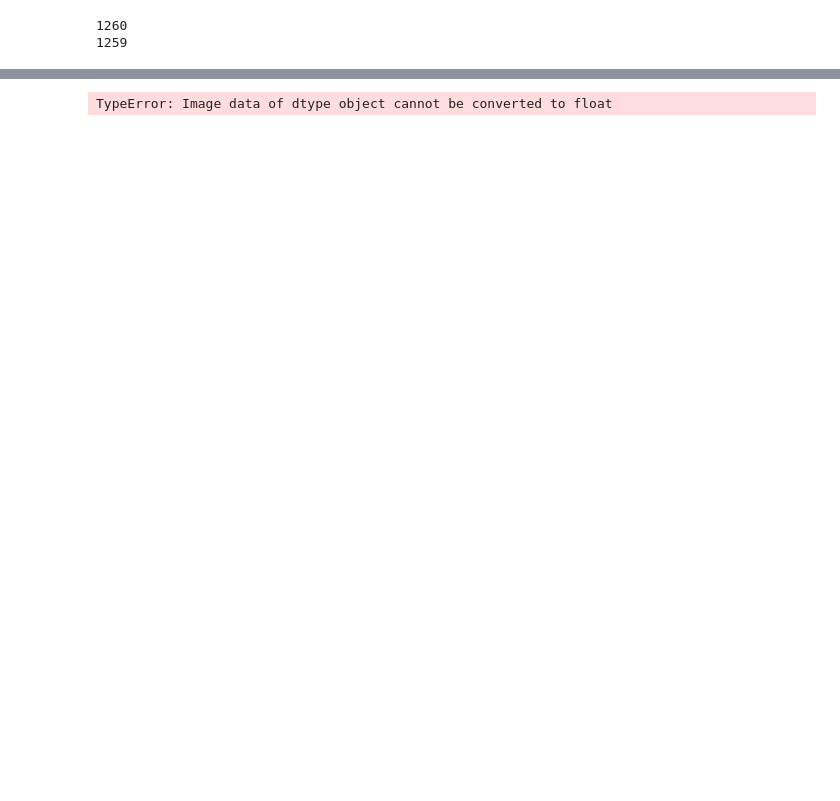
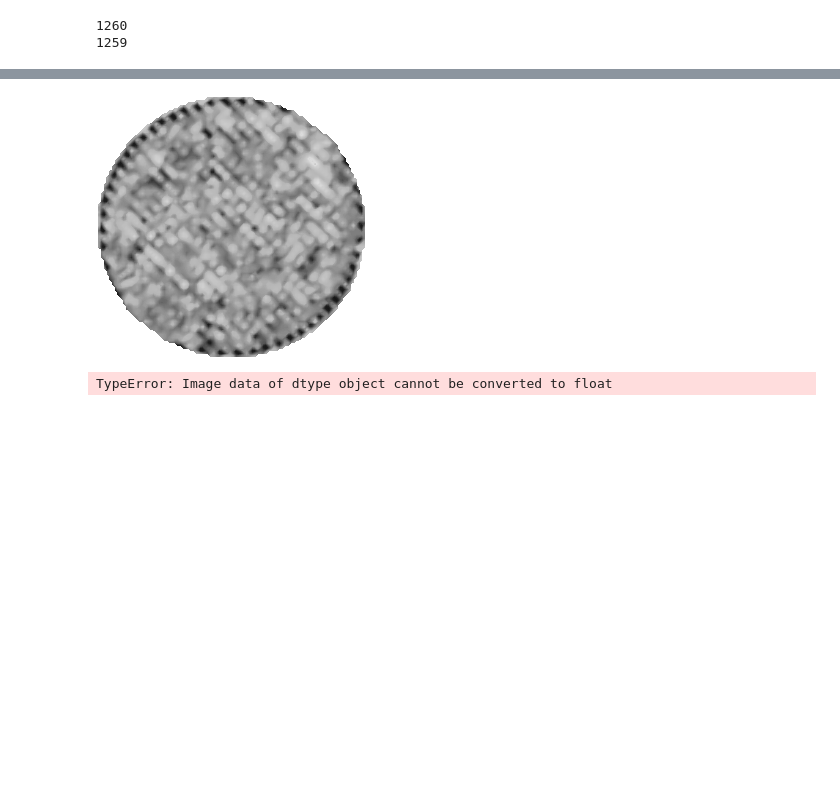
Before and after one commit to nielkiway/bundled_code, a Jupyter notebook: QM-Meltpool-Datenaufbereitung/Untersuchungen_alternativer_Ansatz_RGB_Bilder.ipynb, the cells around one changed output, grey strips where cells are left out. Cells and saved outputs as stored; diff of their text form; code cells hidden in the pictures; blank space fills up the shorter version.

```diff
--- a/QM-Meltpool-Datenaufbereitung/Untersuchungen_alternativer_Ansatz_RGB_Bilder.ipynb
+++ b/QM-Meltpool-Datenaufbereitung/Untersuchungen_alternativer_Ansatz_RGB_Bilder.ipynb
@@ -314,0 +354,2 @@ cntr1
+# %%
+cut_array = raw_array[:,:,0]
@@ -315,3 +366,8 @@ cntr1
+# %%
+image = Image.fromarray(cut_array)
+image
+# %% [output]
+[figure, added]
 # %%
 fig = plt.figure(frameon=False)
 fig.set_size_inches(5,5)
```
Also changed, not shown: parts of 10 cells of this notebook, 3 other files.
